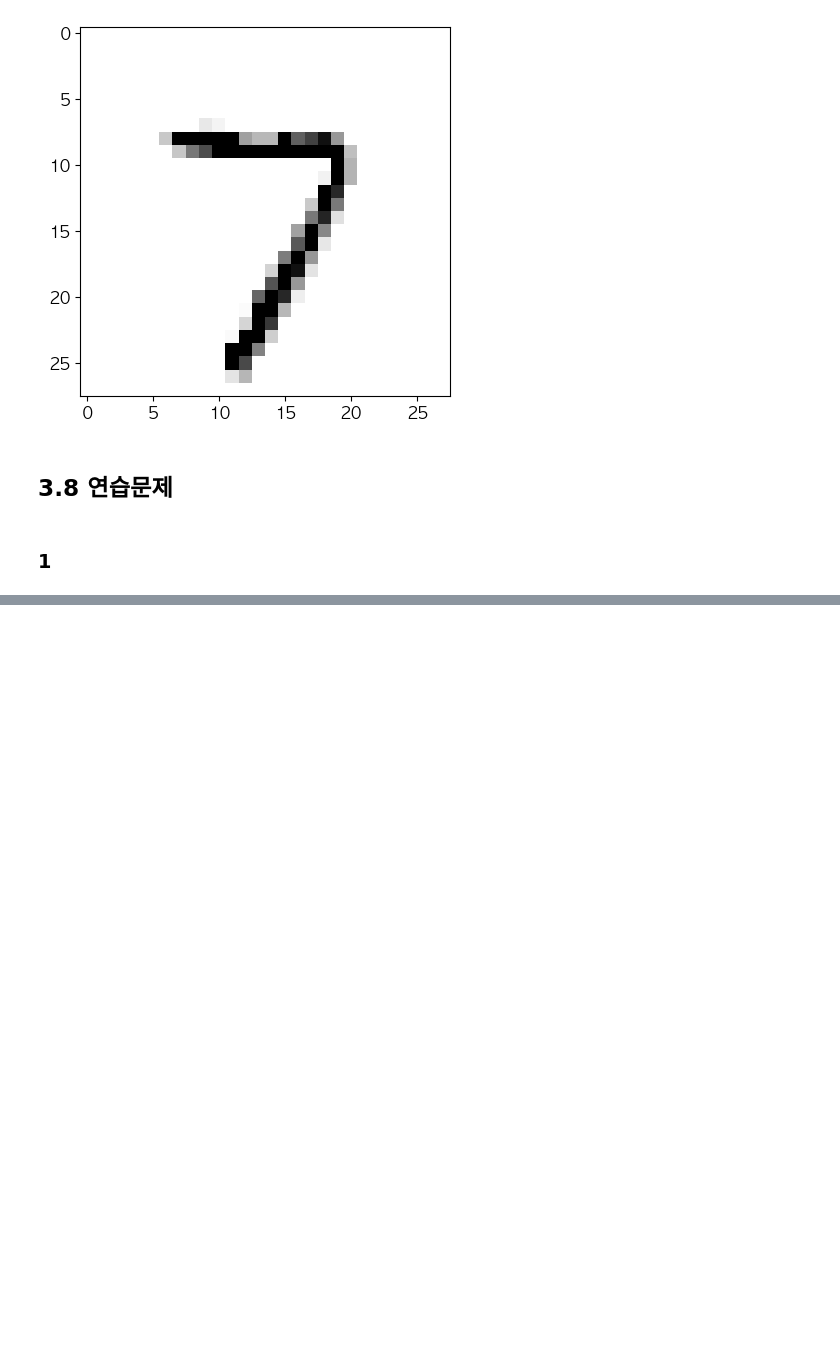
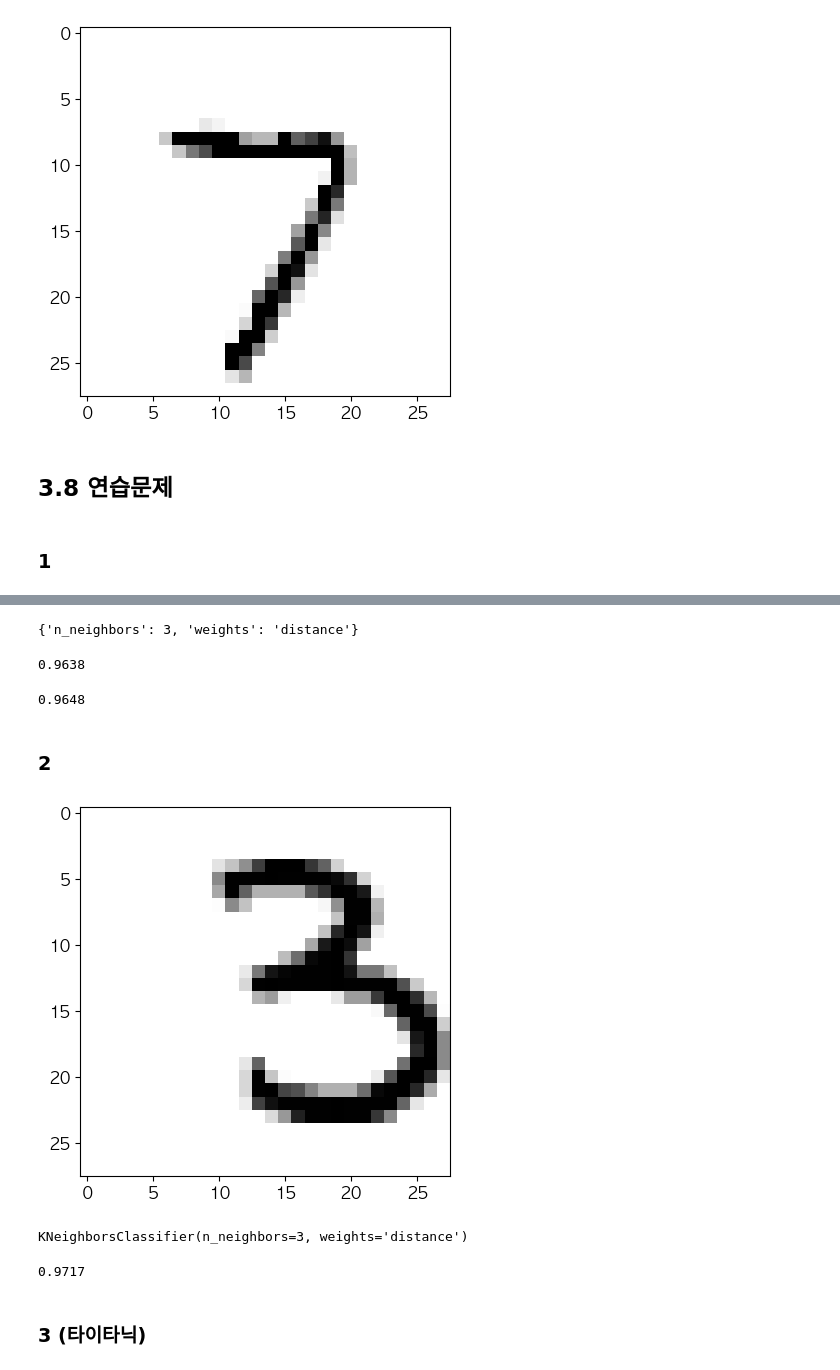
Before and after one commit to oneash98/HandsOnML, a Jupyter notebook: codes/03_classification.ipynb, the cells around one changed output, grey strips where cells are left out. Drawn from its saved outputs; the diff is of its cells as text; code cells hidden in the pictures; blank space fills up the shorter version.

```diff
--- a/codes/03_classification.ipynb
+++ b/codes/03_classification.ipynb
@@ -401,0 +414,14 @@ plt.show()
+# %%
+from sklearn.model_selection import GridSearchCV
+
+idx = np.random.choice(np.arange(len(X_train)), 30000, replace=False)
+X_train_reduced = X_train[idx]
+y_train_reduced = y_train[idx]
+
+kn_clf = KNeighborsClassifier()
+param_grid = [{
+    'weights': ['uniform', 'distance'],
+    'n_neighbors': [3, 5]
+}]
+grid_search = GridSearchCV(kn_clf, param_grid, cv=3, n_jobs=8, verbose=3)
+grid_search.fit(X_train_reduced, y_train_reduced)
@@ -401,0 +450,31 @@ plt.show()
+# %%
+grid_search.best_params_
+# %% [output]
+{'n_neighbors': 3, 'weights': 'distance'}
+# %%
+grid_search.best_score_
+# %% [output]
+0.9638
+# %%
+from sklearn.metrics import accuracy_score
+
+y_pred = grid_search.predict(X_test)
+accuracy_score(y_test, y_pred)
+# %% [output]
+0.9648
+# %% [markdown]
+### 2
+# %%
+from scipy.ndimage import shift
+
+def shift_image(image, dx, dy):
+    image = image.reshape([28, 28])
+    shifted_image = shift(image, [dx, dy], cval=0, mode='constant')
+    return shifted_image.reshape([-1])
+# %%
+image = X_train_reduced[1000]
+shifted_image_down = shift_image(image, 0, 5)
+plt.imshow(shifted_image_down.reshape([28, 28]), cmap='binary')
+plt.show()
+# %% [output]
+[figure, added]
@@ -401,0 +494,12 @@ plt.show()
+# %%
+estimator = grid_search.best_estimator_
+estimator.fit(X_train_large, y_train_large)
+# %% [output]
+KNeighborsClassifier(n_neighbors=3, weights='distance')
+# %%
+y_pred = estimator.predict(X_test)
+accuracy_score(y_test, y_pred)
+# %% [output]
+0.9717
+# %% [markdown]
+### 3 (타이타닉)
```
Also changed, not shown: parts of 6 cells of this notebook, 1 other file.
